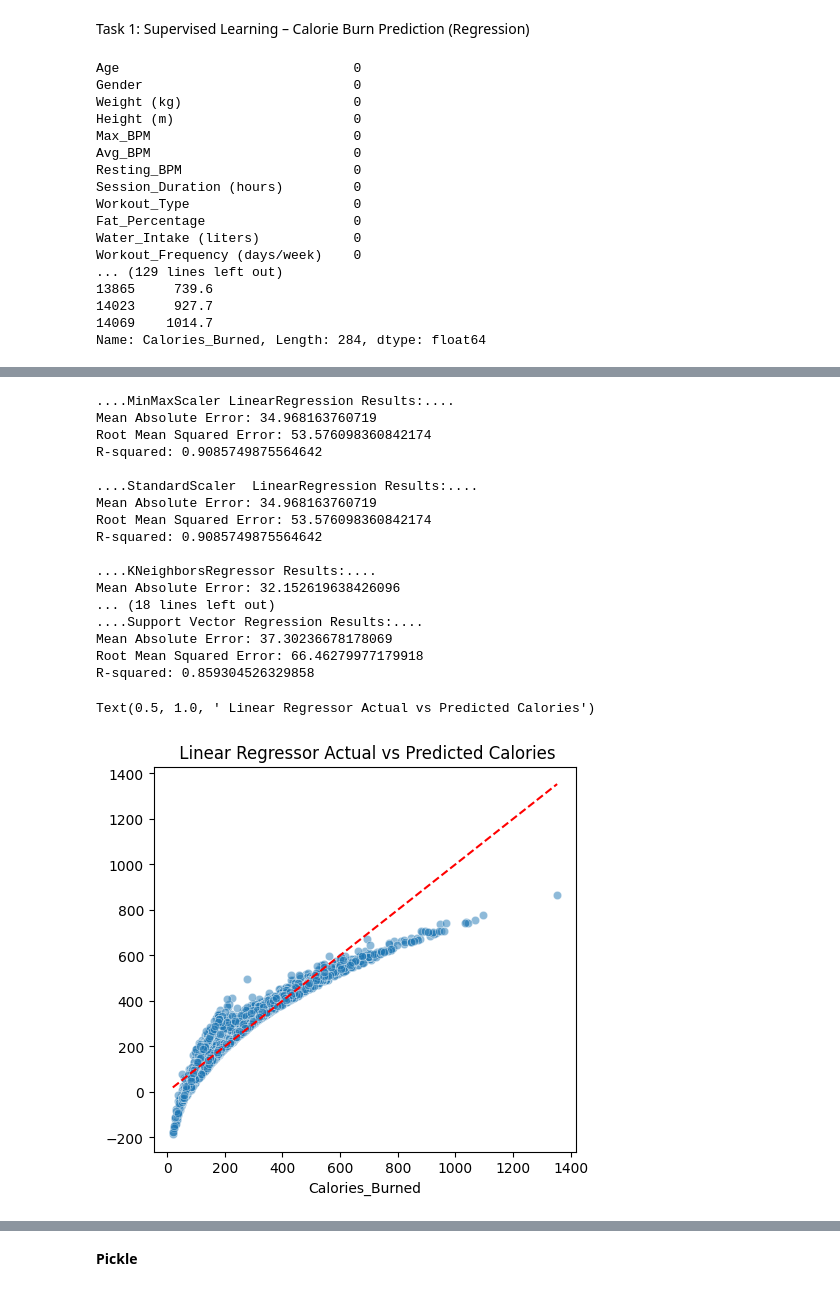
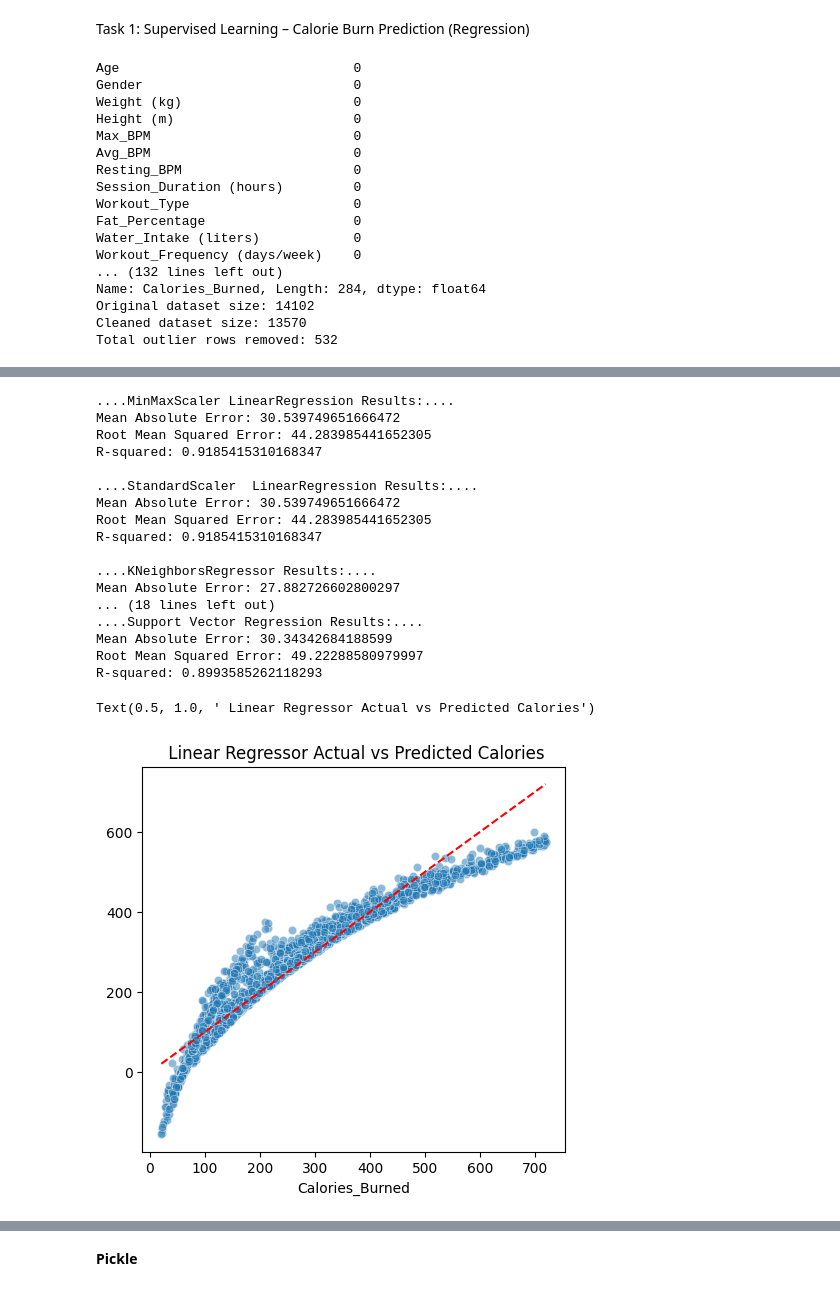
Before and after one commit to suriyaliyara/Fitbit_Calori_Regress_Cluster_ML, a Jupyter notebook: fitbit.ipynb, the cells around one changed output, grey strips where cells are left out. Cells and saved outputs as stored; diff of their text form; code cells hidden in the pictures.

```diff
--- a/fitbit.ipynb
+++ b/fitbit.ipynb
@@ -34,12 +34,12 @@ df_raw_fit  = pd.read_csv('/content/Fitbit_dataset.csv')
 #axis=1 refers to the Columns. It moves horizontally (left to right).
 df_raw_fit = df_raw_fit.drop(['Unnamed: 0'], axis=1)#(14102, 18)
 print(df_raw_fit.isnull().sum())
-df_raw_fit.shape #(14102, 19)
+df_raw_fit.shape #(14102, 18)
 #df_raw.dtypes
 
 df_raw_fit = df_raw_fit.drop_duplicates()
 #df_raw = df_raw.dropna()
-df_raw_fit.shape #(14102, 19)
+df_raw_fit.shape #(14102, 18)
 
 # Strip spaces and replace special characters
 df_raw_fit.columns = df_raw_fit.columns.str.replace(r' \(.*\)', '', regex=True).str.replace(' ', '_')
@@ -71,6 +71,19 @@ if outliers:
 else:
     print("No significant outliers detected using the IQR method.")
 
+# Create a boolean mask where True means the data is within the bounds
+# We apply the condition to all numerical columns and check if all are 'True' for a row
+is_within_bounds = ~( (numerical_df < lower_bound) | (numerical_df > upper_bound) ).any(axis=1)
+
+# Apply this mask to your original dataframe to create the filtered version
+df_filtered = df_raw_fit[is_within_bounds].copy()
+
+# Print the results to see how much data was removed
+rows_removed = len(df_raw_fit) - len(df_filtered)
+print(f"Original dataset size: {len(df_raw_fit)}")
+print(f"Cleaned dataset size: {len(df_filtered)}")
+print(f"Total outlier rows removed: {rows_removed}")
+
 # 4. Calculate the correlation matrix for numerical columns# Plotting the heatmap
 correlation_matrix = numerical_df.corr(numeric_only=True)
 plt.figure(figsize=(15, 12))
@@ -79,12 +92,15 @@ plt.title('Correlation Heatmap of Loan Data')
 plt.show()
 
 # 5. Separate features (x) and target (y) from the encoded DataFrame
+#x = df_raw_cleaned.drop(columns=["Calories_Burned", "Base_MET",  "HR_Intensity","Age" ,"Max_BPM","Effective_MET"])
 
-x = df_raw_cleaned.drop(columns=["Calories_Burned", "Age" ,"Max_BPM"])
-y = df_raw_cleaned["Calories_Burned"]
-x = pd.get_dummies(x, columns=['Gender','Workout_Type'], drop_first=True)
-z = pd.concat([x,y],axis=1)
-z.head()
+df1 = df_filtered.drop(columns=["Calories_Burned","Age" ,"Max_BPM"])
+x = pd.get_dummies(df1, columns=['Gender','Workout_Type'], drop_first=True,dtype=int)
+y = df_filtered["Calories_Burned"]
+#print(df1.columns.tolist())
+#print(x.columns.tolist())
+#x.head(20)
+
 
 # 6. Train-test split
 
@@ -178,48 +194,48 @@ print('R-squared:', r2_score(y_test, y_pred_svr))
 
 # Regression Performance
 plt.figure(figsize=(12, 5))
 plt.subplot(1, 2, 1)
 sns.scatterplot(x=y_test, y=y_pred_standard, alpha=0.5)
 plt.plot([y_test.min(), y_test.max()], [y_test.min(), y_test.max()], '--r')
 plt.title(" Linear Regressor Actual vs Predicted Calories")
 # %% [output]
 Age                              0
 Gender                           0
 Weight (kg)                      0
 Height (m)                       0
 Max_BPM                          0
 Avg_BPM                          0
 Resting_BPM                      0
 Session_Duration (hours)         0
 Workout_Type                     0
 Fat_Percentage                   0
 Water_Intake (liters)            0
 Workout_Frequency (days/week)    0
-... (129 lines left out)
-13865     739.6
-14023     927.7
-14069    1014.7
+... (132 lines left out)
 Name: Calories_Burned, Length: 284, dtype: float64
+Original dataset size: 14102
+Cleaned dataset size: 13570
+Total outlier rows removed: 532
 [figure]
 ....MinMaxScaler LinearRegression Results:....
-Mean Absolute Error: 34.968163760719
-Root Mean Squared Error: 53.576098360842174
-R-squared: 0.9085749875564642
+Mean Absolute Error: 30.539749651666472
+Root Mean Squared Error: 44.283985441652305
+R-squared: 0.9185415310168347
 
 ....StandardScaler  LinearRegression Results:....
-Mean Absolute Error: 34.968163760719
-Root Mean Squared Error: 53.576098360842174
-R-squared: 0.9085749875564642
+Mean Absolute Error: 30.539749651666472
+Root Mean Squared Error: 44.283985441652305
+R-squared: 0.9185415310168347
 
 ....KNeighborsRegressor Results:....
-Mean Absolute Error: 32.152619638426096
+Mean Absolute Error: 27.882726602800297
 ... (18 lines left out)
 ....Support Vector Regression Results:....
-Mean Absolute Error: 37.30236678178069
-Root Mean Squared Error: 66.46279977179918
-R-squared: 0.859304526329858
+Mean Absolute Error: 30.34342684188599
+Root Mean Squared Error: 49.22288580979997
+R-squared: 0.8993585262118293
 Text(0.5, 1.0, ' Linear Regressor Actual vs Predicted Calories')
-[figure, old version]
+[figure, new version]
 # %%
 # Trunning performance for knn GridSearchCV
 
```
Also changed, not shown: parts of 11 cells of this notebook.
